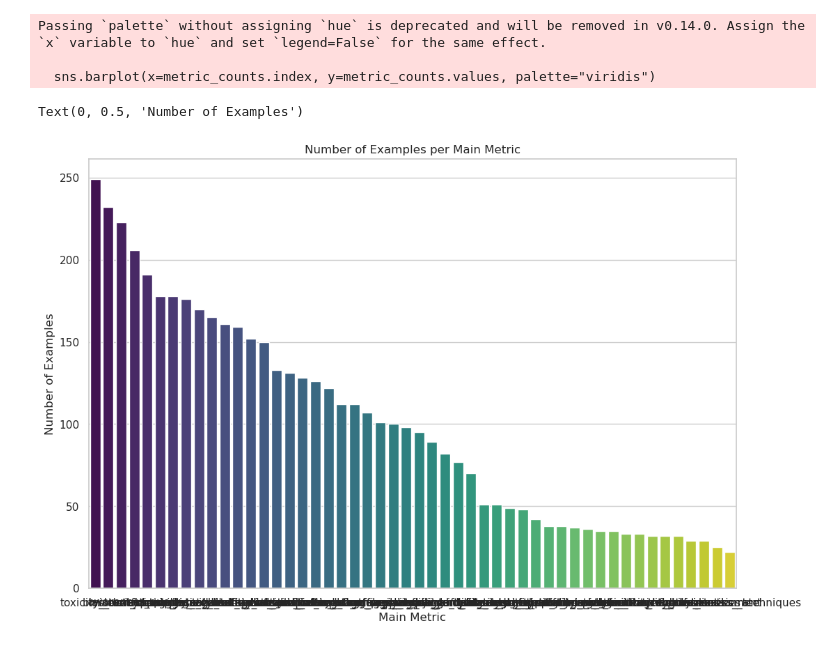
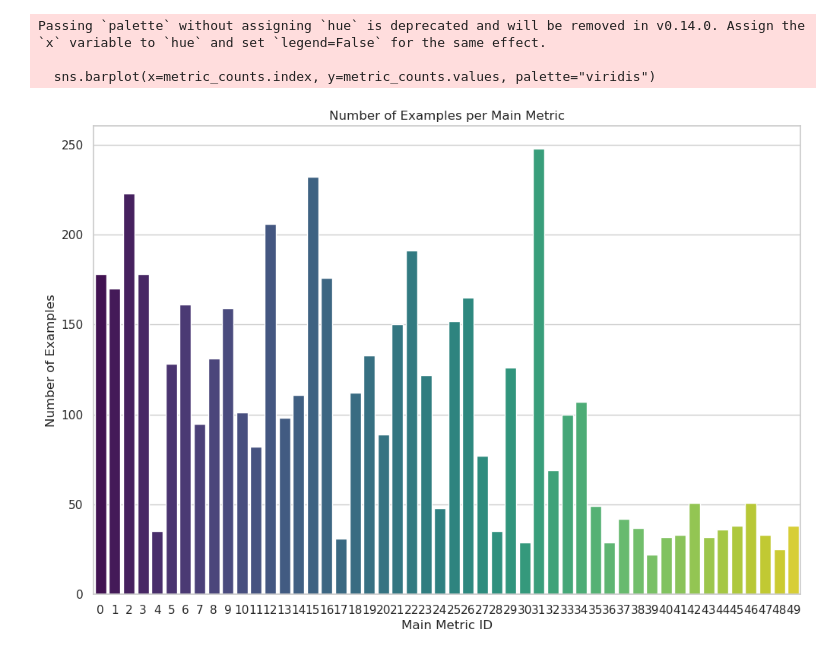
Before and after one commit to n0xet3rnal/DA5401-data_challenge, a Jupyter notebook: EDA.ipynb, the cells around one changed output. Drawn from its saved outputs; the diff is of its cells as text; code cells hidden in the pictures.

```diff
--- a/EDA.ipynb
+++ b/EDA.ipynb
@@ -6,14 +6,16 @@ import numpy as np
 
 
 #load the normal train data into a pd for analysis
-initial_df = pd.read_json('data/train_data.json')
+initial_df = pd.read_json('./data/train_data.json')
 
 #set index as index column
 initial_df.set_index('index', inplace=True)
 
-#break metrixc name into submetric if "/" present
-initial_df[['main_metric', 'sub_metric']] = initial_df['metric_name'].str.split('/', expand=True, n=1)
+# keep a copy of the original metric_name
+initial_df['original_metric_name'] = initial_df['metric_name'].copy()
 
-initial_df.drop(columns=['metric_name'], inplace=True)
+# break original metric name into main metric and submetric (if "/" present)
+initial_df[['main_metric', 'submetric']] = initial_df['original_metric_name'].str.split('/', expand=True, n=1)
+
 initial_df.head()
 # %% [output]
@@ -27,2 +29,5 @@ initial_df.head()
 # %%
-initial_df[initial_df['score']%1 !=0]
+#create an index of unique main metrics and map to integer ids, replace main_metric with these ids
+unique_main_metrics = initial_df['main_metric'].unique()
+main_metric_to_id = {metric: idx for idx, metric in enumerate(unique_main_metrics)}
+initial_df['main_metric_id'] = initial_df['main_metric'].map(main_metric_to_id)
@@ -34,7 +35,7 @@ initial_df[initial_df['score']%1 !=0]
 import matplotlib.pyplot as plt
 import seaborn as sns
 
-metric_counts = initial_df['main_metric'].value_counts()
+metric_counts = initial_df['main_metric_id'].value_counts()
 
 metric_counts
 # %% [output]
@@ -58,17 +43,17 @@ Name: count, dtype: int64
 # %%
 sns.set(style="whitegrid")
 #plot the example count under each main metric
 plt.figure(figsize =(12,8))
 sns.barplot(x=metric_counts.index, y=metric_counts.values, palette="viridis")
 plt.title('Number of Examples per Main Metric')
-plt.xlabel('Main Metric')
+plt.xlabel('Main Metric ID')
 plt.ylabel('Number of Examples')
+plt.savefig('./images/main_metric_counts.png')
 # %% [output]
 Passing `palette` without assigning `hue` is deprecated and will be removed in v0.14.0. Assign the `x` variable to `hue` and set `legend=False` for the same effect.
 
   sns.barplot(x=metric_counts.index, y=metric_counts.values, palette="viridis")
-Text(0, 0.5, 'Number of Examples')
-[figure, old version]
+[figure, new version]
 # %%
 #boxplots for score distribution in metrics
 plt.figure(figsize=(12,8))
```
Also changed, not shown: parts of 8 cells of this notebook, 9 other files.
